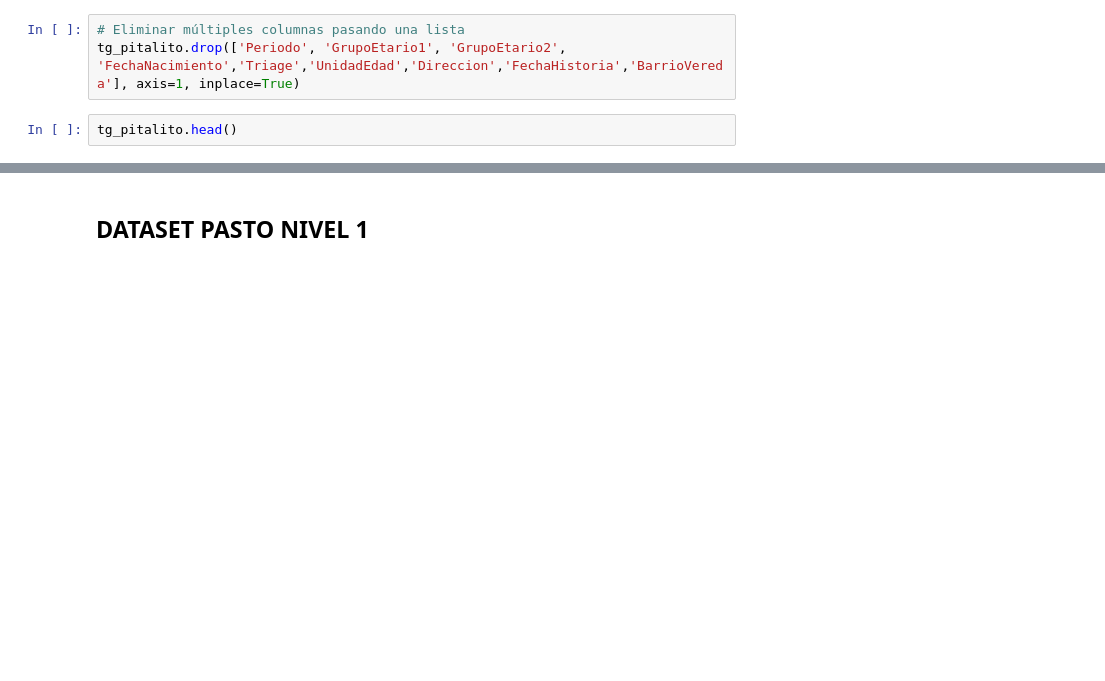
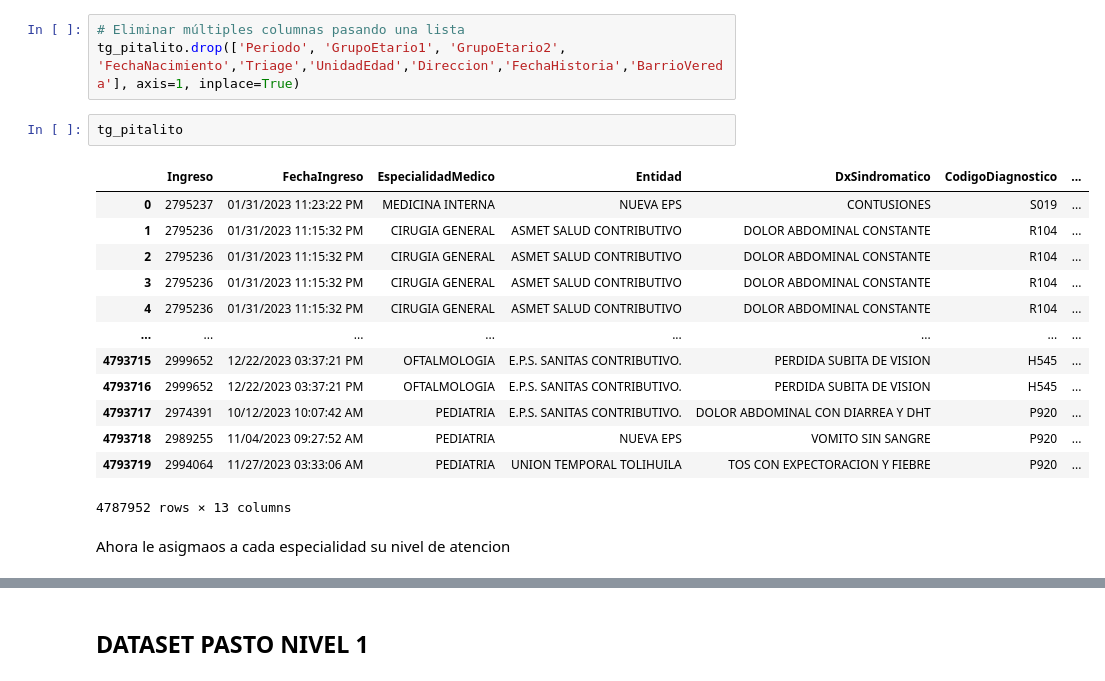
Before and after one commit to aisaza609/Interoperabilidad_Historias_clinicas, a Jupyter notebook: interoperabilidad_sistema_recomendacion_dataset__Hospitalarios.ipynb, the cells around one changed output, grey strips where cells are left out. Saved outputs shown, nothing was run; the diff lists cells and outputs as text; blank space fills up the shorter version.

```diff
--- a/interoperabilidad_sistema_recomendacion_dataset__Hospitalarios.ipynb
+++ b/interoperabilidad_sistema_recomendacion_dataset__Hospitalarios.ipynb
@@ -430,4 +563,20 @@ Al periodo lo cambiamos por trimestres, y eliminamos el periodo por fecha
 # Eliminar múltiples columnas pasando una lista
 tg_pitalito.drop(['Periodo', 'GrupoEtario1', 'GrupoEtario2', 'FechaNacimiento','Triage','UnidadEdad','Direccion','FechaHistoria','BarrioVereda'], axis=1, inplace=True)
 # %%
-tg_pitalito.head()
+tg_pitalito
+# %% [output]
+|  | Ingreso | FechaIngreso | EspecialidadMedico | Entidad | DxSindromatico | CodigoDiagnostico | ... |
+| 0 | 2795237 | 01/31/2023 11:23:22 PM | MEDICINA INTERNA | NUEVA EPS | CONTUSIONES | S019 | ... |
+| 1 | 2795236 | 01/31/2023 11:15:32 PM | CIRUGIA GENERAL | ASMET SALUD CONTRIBUTIVO | DOLOR ABDOMINAL CONSTANTE | R104 | ... |
+| 2 | 2795236 | 01/31/2023 11:15:32 PM | CIRUGIA GENERAL | ASMET SALUD CONTRIBUTIVO | DOLOR ABDOMINAL CONSTANTE | R104 | ... |
+| 3 | 2795236 | 01/31/2023 11:15:32 PM | CIRUGIA GENERAL | ASMET SALUD CONTRIBUTIVO | DOLOR ABDOMINAL CONSTANTE | R104 | ... |
+| 4 | 2795236 | 01/31/2023 11:15:32 PM | CIRUGIA GENERAL | ASMET SALUD CONTRIBUTIVO | DOLOR ABDOMINAL CONSTANTE | R104 | ... |
+| ... | ... | ... | ... | ... | ... | ... | ... |
+| 4793715 | 2999652 | 12/22/2023 03:37:21 PM | OFTALMOLOGIA | E.P.S. SANITAS CONTRIBUTIVO. | PERDIDA SUBITA DE VISION | H545 | ... |
+| 4793716 | 2999652 | 12/22/2023 03:37:21 PM | OFTALMOLOGIA | E.P.S. SANITAS CONTRIBUTIVO. | PERDIDA SUBITA DE VISION | H545 | ... |
+| 4793717 | 2974391 | 10/12/2023 10:07:42 AM | PEDIATRIA | E.P.S. SANITAS CONTRIBUTIVO. | DOLOR ABDOMINAL CON DIARREA Y DHT | P920 | ... |
+| 4793718 | 2989255 | 11/04/2023 09:27:52 AM | PEDIATRIA | NUEVA EPS | VOMITO SIN SANGRE | P920 | ... |
+| 4793719 | 2994064 | 11/27/2023 03:33:06 AM | PEDIATRIA | UNION TEMPORAL TOLIHUILA | TOS CON EXPECTORACION Y FIEBRE | P920 | ... |
+4787952 rows × 13 columns
+# %% [markdown]
+Ahora le asigmaos a cada especialidad su nivel de atencion
```
Also changed, not shown: parts of 19 cells of this notebook.
